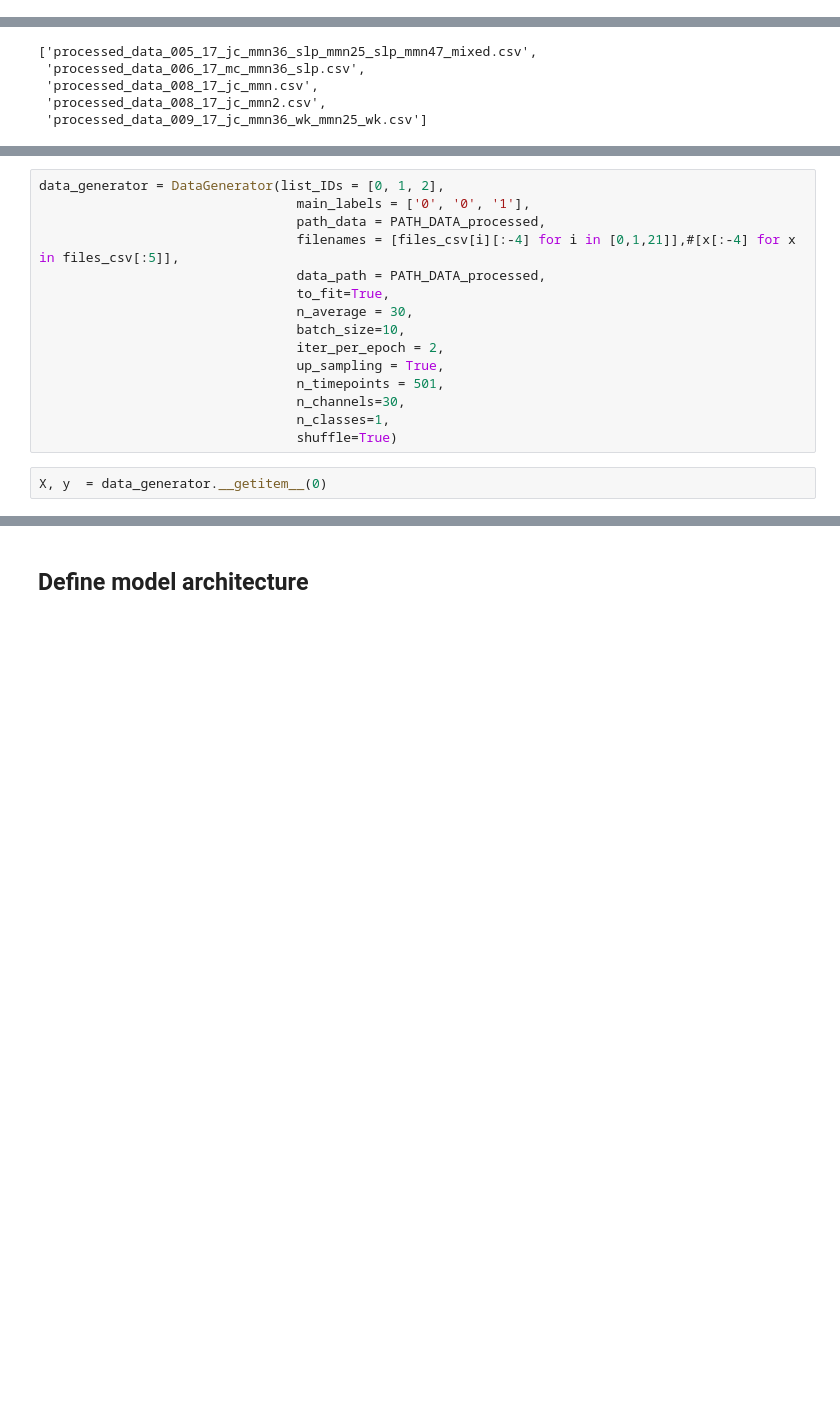
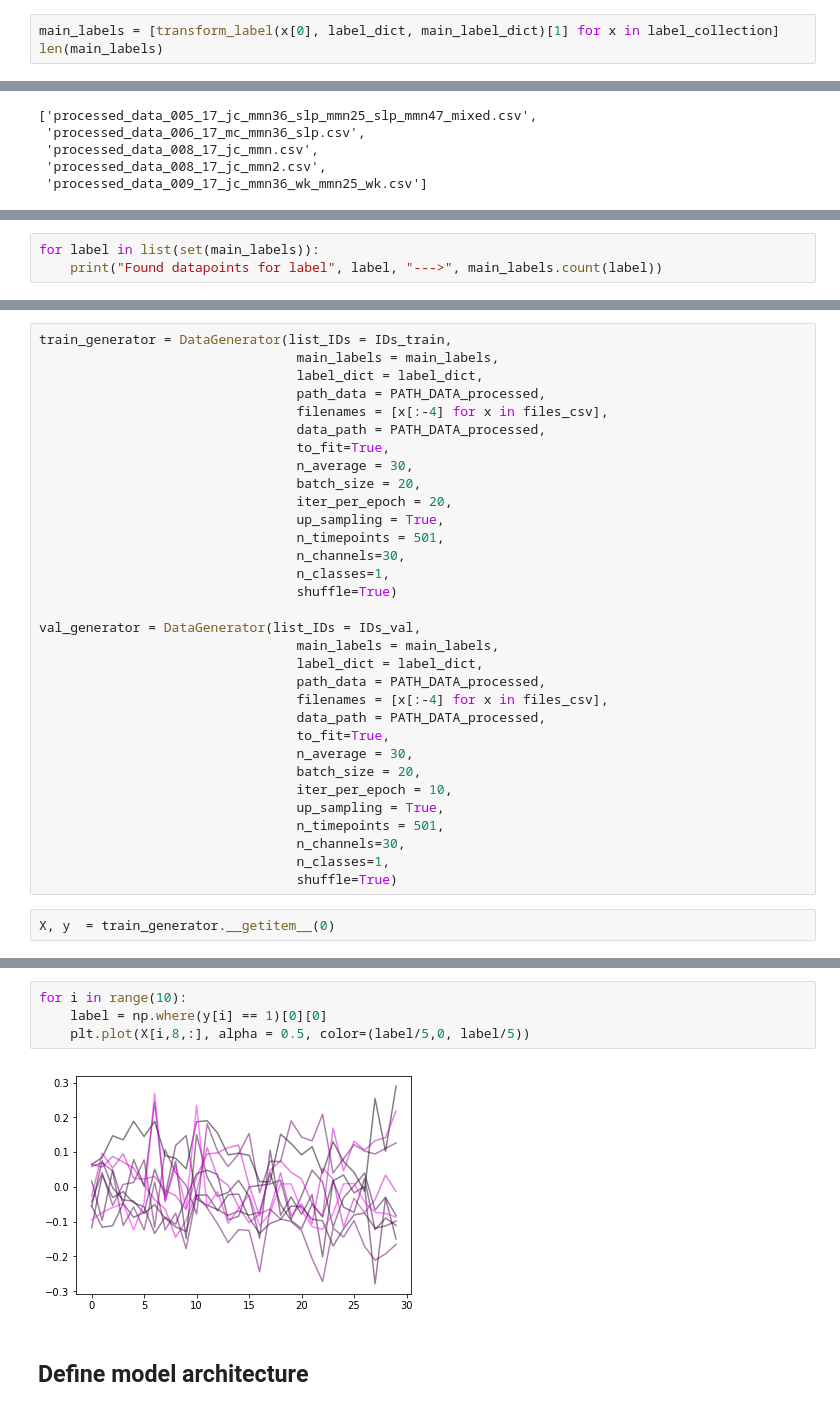
Before and after one commit to epodium/EEG_dyslexia_prediction, a Jupyter notebook: notebooks/CNN_model_averaging_data.ipynb, the cells around one changed output, grey strips where cells are left out. Cells and saved outputs as stored; diff of their text form; blank space fills up the shorter version.

```diff
--- a/notebooks/CNN_model_averaging_data.ipynb
+++ b/notebooks/CNN_model_averaging_data.ipynb
@@ -134,0 +128,3 @@ for i in range(3):
+# %%
+main_labels = [transform_label(x[0], label_dict, main_label_dict)[1] for x in label_collection]
+len(main_labels)
@@ -144,0 +147,3 @@ files_csv[:5]
+# %%
+for label in list(set(main_labels)):
+    print("Found datapoints for label", label, "--->", main_labels.count(label))
@@ -145,20 +196,37 @@ files_csv[:5]
 # %%
-data_generator = DataGenerator(list_IDs = [0, 1, 2],
-                                 main_labels = ['0', '0', '1'],
+train_generator = DataGenerator(list_IDs = IDs_train,
+                                 main_labels = main_labels,
+                                 label_dict = label_dict,
                                  path_data = PATH_DATA_processed,
-                                 filenames = [files_csv[i][:-4] for i in [0,1,21]],#[x[:-4] for x in files_csv[:5]],
+                                 filenames = [x[:-4] for x in files_csv],
                                  data_path = PATH_DATA_processed,
                                  to_fit=True,
                                  n_average = 30,
-                                 batch_size=10,
-                                 iter_per_epoch = 2,
+                                 batch_size = 20,
+                                 iter_per_epoch = 20,
                                  up_sampling = True,
                                  n_timepoints = 501,
                                  n_channels=30,
                                  n_classes=1,
                                  shuffle=True)
+
+val_generator = DataGenerator(list_IDs = IDs_val,
+                                 main_labels = main_labels,
+                                 label_dict = label_dict,
+                                 path_data = PATH_DATA_processed,
+                                 filenames = [x[:-4] for x in files_csv],
+                                 data_path = PATH_DATA_processed,
+                                 to_fit=True,
+                                 n_average = 30,
+                                 batch_size = 20,
+                                 iter_per_epoch = 10,
+                                 up_sampling = True,
+                                 n_timepoints = 501,
+                                 n_channels=30,
+                                 n_classes=1,
+                                 shuffle=True)
 # %%
-X, y  = data_generator.__getitem__(0)
+X, y  = train_generator.__getitem__(0)
 # %%
 X.shape, len(y)
 # %% [output]
@@ -186,3 +248,9 @@ y
+# %%
+for i in range(10):
+    label = np.where(y[i] == 1)[0][0]
+    plt.plot(X[i,8,:], alpha = 0.5, color=(label/5,0, label/5))
+# %% [output]
+[figure, added]
 # %% [markdown]
 ## Define model architecture
 # %%
```
Also changed, not shown: parts of 33 cells of this notebook.
